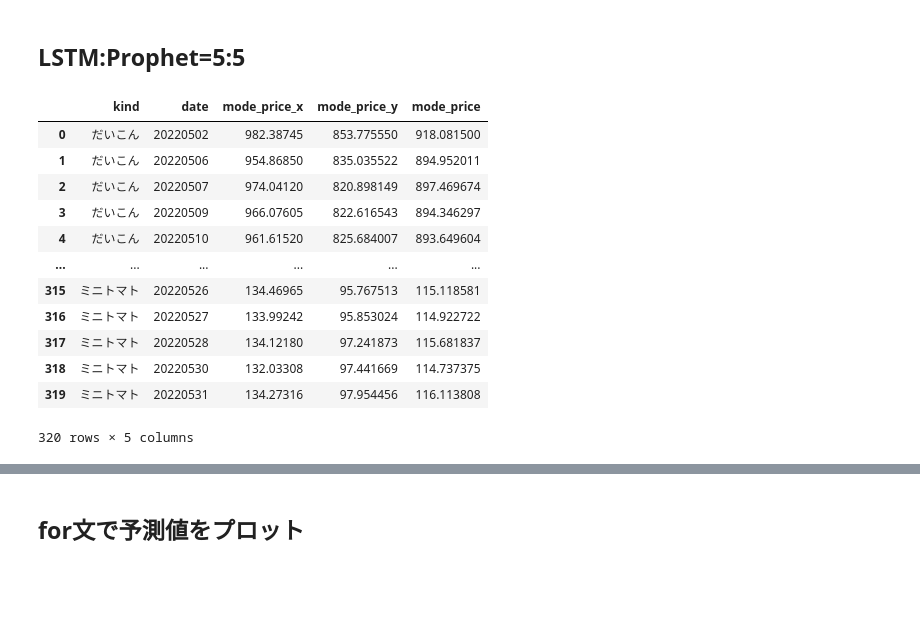
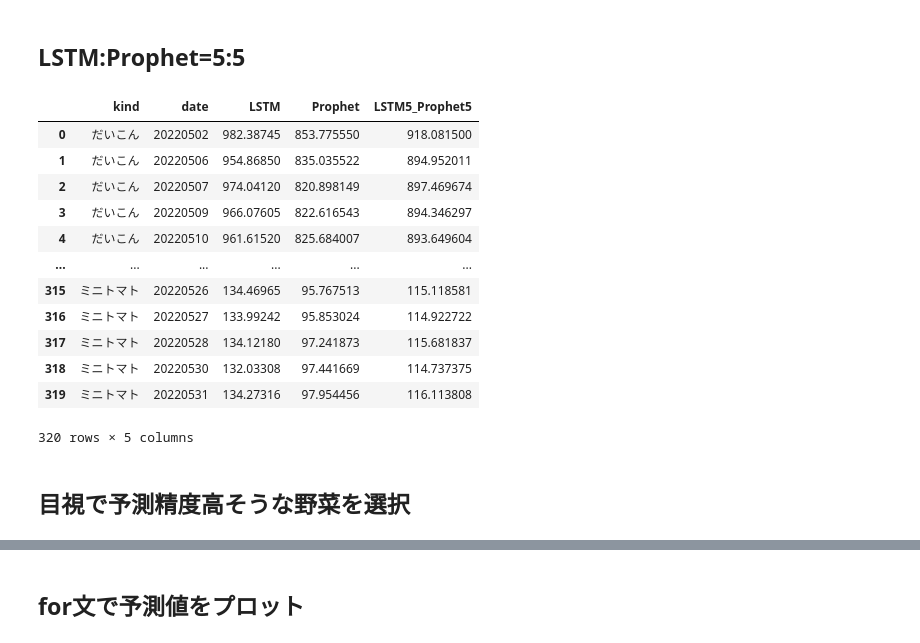
Before and after one commit to 09de156p/fresh-vegetable-price-forecasts-nishika, a Jupyter notebook: Ensemble.ipynb, the cells around one changed output, grey strips where cells are left out. Saved outputs shown, nothing was run; the diff lists cells and outputs as text; code cells hidden in the pictures; blank space fills up the shorter version.

```diff
--- a/Ensemble.ipynb
+++ b/Ensemble.ipynb
@@ -90,10 +108,11 @@ result_prophet
 # %%
 df_result = pd.merge(result_lstm, result_prophet, how="left", on=["kind", "date"])
 # %%
-df_result["mode_price"] = (df_result["mode_price_x"] + df_result["mode_price_y"])/2
+df_result["LSTM5_Prophet5"] = (df_result["mode_price_x"] + df_result["mode_price_y"])/2
+df_result = df_result.rename(columns={"mode_price_x":"LSTM","mode_price_y":"Prophet"})
 df_result
 # %% [output]
-|  | kind | date | mode_price_x | mode_price_y | mode_price |
+|  | kind | date | LSTM | Prophet | LSTM5_Prophet5 |
 | 0 | だいこん | 20220502 | 982.38745 | 853.775550 | 918.081500 |
 | 1 | だいこん | 20220506 | 954.86850 | 835.035522 | 894.952011 |
 | 2 | だいこん | 20220507 | 974.04120 | 820.898149 | 897.469674 |
@@ -106,3 +125,5 @@ df_result
 | 318 | ミニトマト | 20220530 | 132.03308 | 97.441669 | 114.737375 |
 | 319 | ミニトマト | 20220531 | 134.27316 | 97.954456 | 116.113808 |
 320 rows × 5 columns
+# %% [markdown]
+## 目視で予測精度高そうな野菜を選択
```
Also changed, not shown: parts of 8 cells of this notebook, 1 other file.
